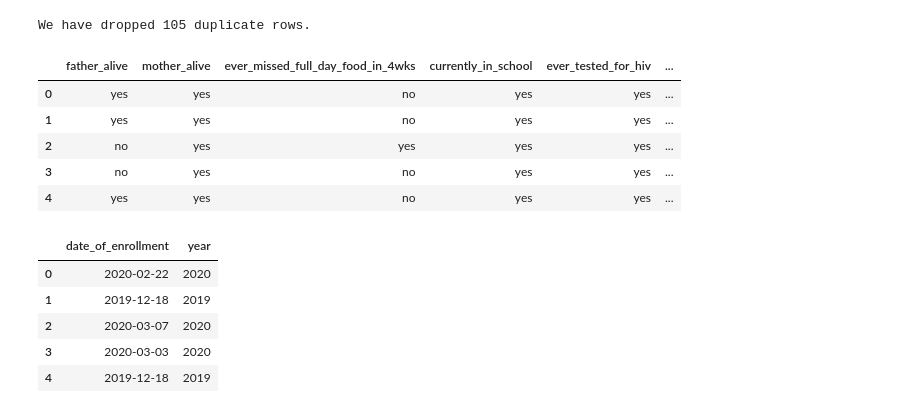
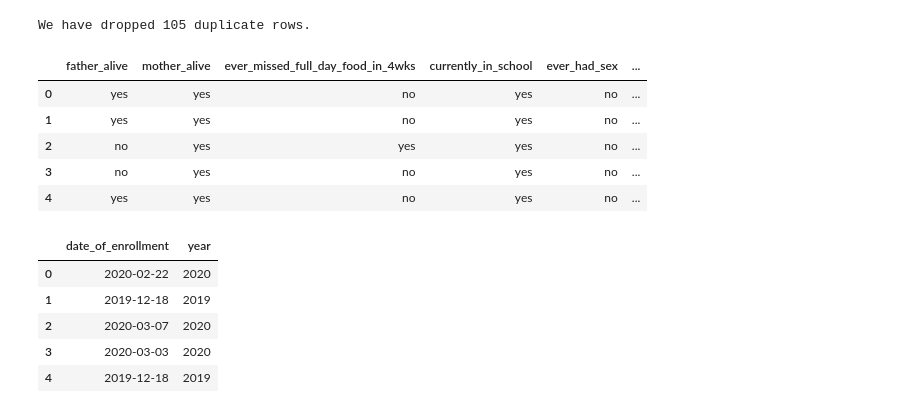
Before and after one commit to RichieRicky/DSF-PT08P5-GROUP5_CAPSTONE-PROJECT, a Jupyter notebook: Index.ipynb, the cells around one changed output. Cells and saved outputs as stored; diff of their text form; code cells hidden in the pictures.

```diff
--- a/Index.ipynb
+++ b/Index.ipynb
@@ -87,7 +87,7 @@ import warnings
 warnings.filterwarnings("ignore")
 # %%
 #Ioading the dataset
-AGYW_prev_data=pd.read_csv('./data/hiv_raw_dataset.csv')
+AGYW_prev_data=pd.read_csv(r"C:\Users\rkeoye\Documents\AUDIT_2024\DATA_SCIENCE\PHASE  5\dreams_raw_dataset.csv")
 AGYW_prev_data.head() #display the first 5 rows of the dataset
 # %% [output]
 |  | date_of_birth | date_of_enrollment | county | head_of_household | head_of_household_other | ... |
@@ -237,7 +237,10 @@ print(f"We have dropped {duplicates} duplicate rows.")
 We have dropped 105 duplicate rows.
 # %%
 #drop columns that we may not need for our analysis
-columns_to_drop=['intervention_name','head_of_household_other','ever_tested_for_hiv','post_gbv_care','exit_reason_other']
+columns_to_drop=['ever_tested_for_hiv',
+                 'is_one_parent_alive', 'parents_alive_status', 'no_of_females',
+                 'exit_age']
+AGYW_prev_data=AGYW_prev_data.drop(columns=columns_to_drop)
 # %%
 # converting date columns to dateline
 date_cols= ['date_of_birth', 'date_of_enrollment','intervention_date']
@@ -250,25 +253,25 @@ for col in obj_cols:
     AGYW_prev_data[col] = AGYW_prev_data[col].str.strip()
 # %%
 #Standardize categorical variables that have binary responses (e.g., Yes/No)
-binary_cols = ['father_alive', 'mother_alive', 'ever_missed_full_day_food_in_4wks', 'currently_in_school', 'ever_tested_for_hiv', 'ever_had_sex', 'has_sexual_partner',
+binary_cols = ['father_alive', 'mother_alive', 'ever_missed_full_day_food_in_4wks', 'currently_in_school', 'ever_had_sex', 'has_sexual_partner',
                'used_condom_with_last_partner']
 for col in binary_cols:
     if col in AGYW_prev_data.columns:
         # Convert to lower case for consistency
         AGYW_prev_data[col] = AGYW_prev_data[col].str.lower()
         # Replace common variations with standardized 'yes' or 'no'
         AGYW_prev_data[col] = AGYW_prev_data[col].replace({'yes': 'yes', 'no': 'no', 'y': 'yes', 'n': 'no'})
 
 # print the first few rows
-AGYW_prev_data[['father_alive', 'mother_alive', 'ever_missed_full_day_food_in_4wks', 'currently_in_school', 'ever_tested_for_hiv', 'ever_had_sex', 'has_sexual_partner',
+AGYW_prev_data[['father_alive', 'mother_alive', 'ever_missed_full_day_food_in_4wks', 'currently_in_school','ever_had_sex', 'has_sexual_partner',
                'used_condom_with_last_partner']].head()
 # %% [output]
-|  | father_alive | mother_alive | ever_missed_full_day_food_in_4wks | currently_in_school | ever_tested_for_hiv | ... |
-| 0 | yes | yes | no | yes | yes | ... |
-| 1 | yes | yes | no | yes | yes | ... |
-| 2 | no | yes | yes | yes | yes | ... |
-| 3 | no | yes | no | yes | yes | ... |
-| 4 | yes | yes | no | yes | yes | ... |
+|  | father_alive | mother_alive | ever_missed_full_day_food_in_4wks | currently_in_school | ever_had_sex | ... |
+| 0 | yes | yes | no | yes | no | ... |
+| 1 | yes | yes | no | yes | no | ... |
+| 2 | no | yes | yes | yes | no | ... |
+| 3 | no | yes | no | yes | no | ... |
+| 4 | yes | yes | no | yes | no | ... |
 # %%
 # Creating a new column 'year' by extracting the year from 'date_of_enrollment'
 AGYW_prev_data['year'] = AGYW_prev_data['date_of_enrollment'].dt.year
```
Also changed, not shown: parts of 14 cells of this notebook, 42 other files.
